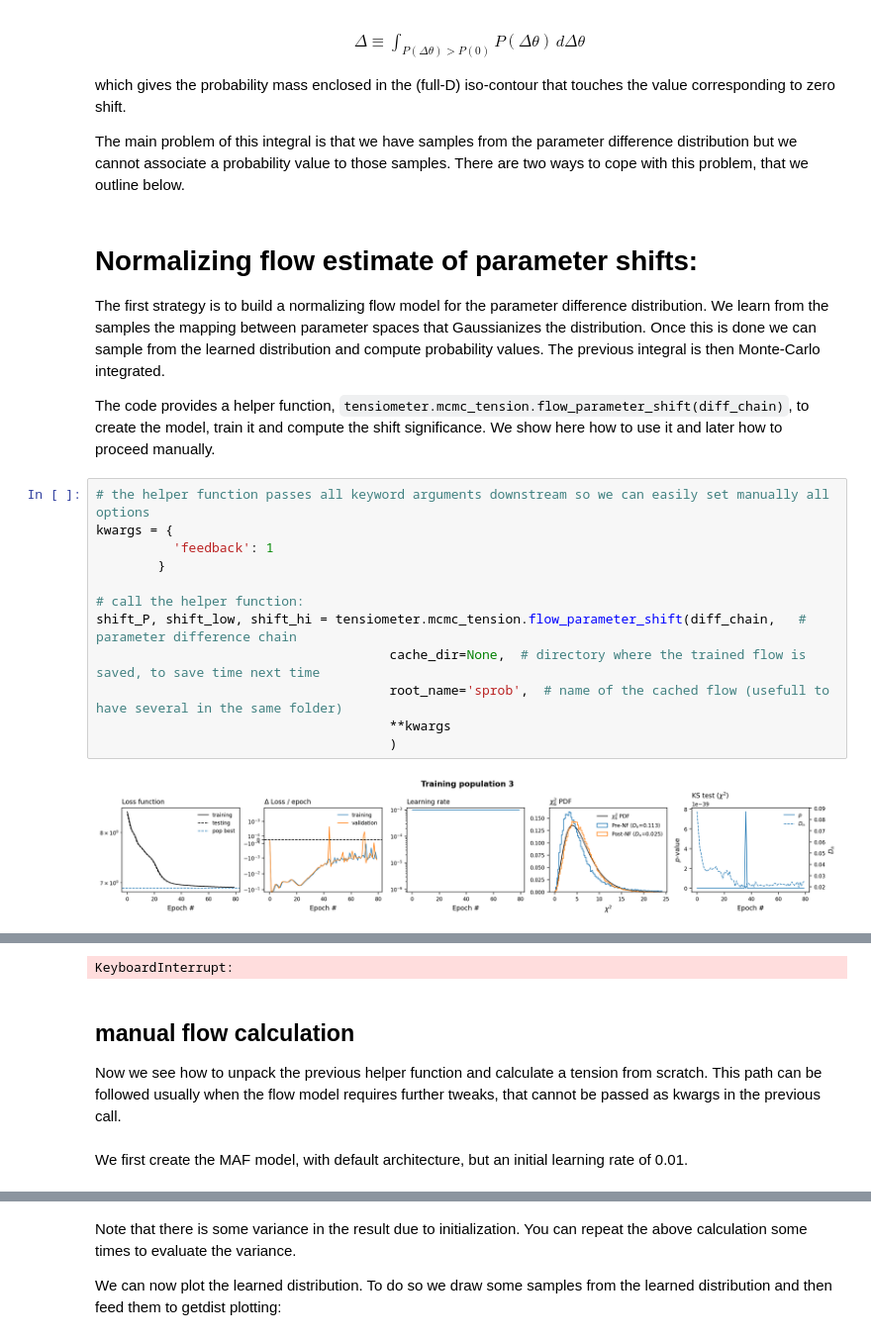
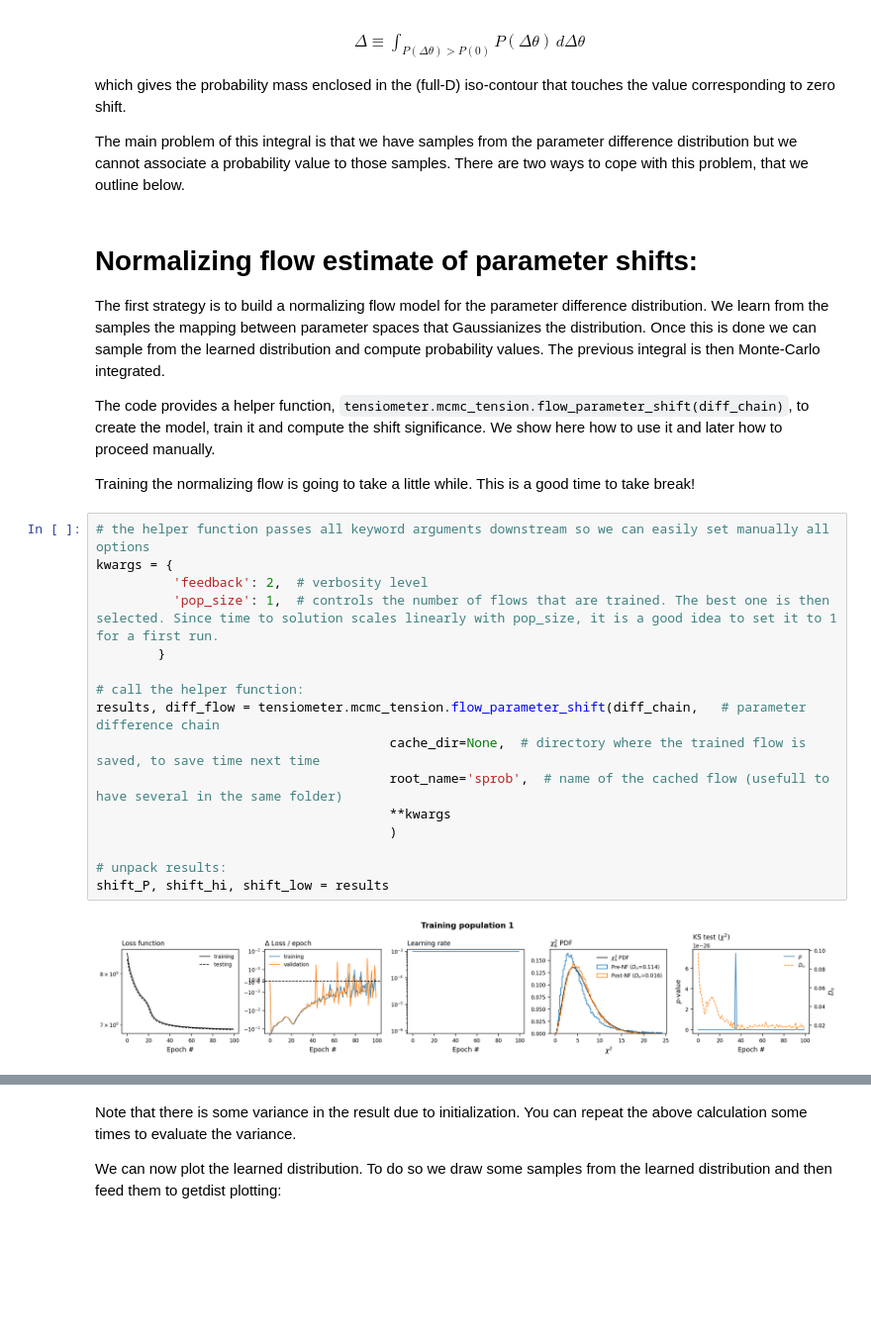
Before and after one commit to mraveri/tensiometer, a Jupyter notebook: docs/example_notebooks/non_gaussian_tension.ipynb, the cells around one changed output, grey strips where cells are left out. Shown at 99% size. Drawn from its saved outputs; the diff is of its cells as text; blank space fills up the shorter version.

```diff
--- a/docs/example_notebooks/non_gaussian_tension.ipynb
+++ b/docs/example_notebooks/non_gaussian_tension.ipynb
@@ -86,17 +79,23 @@ The first strategy is to build a normalizing flow model for the parameter differ
 We learn from the samples the mapping between parameter spaces that Gaussianizes the distribution. Once this is done we can sample from the learned distribution and compute probability values. The previous integral is then Monte-Carlo integrated.
 
 The code provides a helper function, `tensiometer.mcmc_tension.flow_parameter_shift(diff_chain)`, to create the model, train it and compute the shift significance. We show here how to use it and later how to proceed manually.
+
+Training the normalizing flow is going to take a little while. This is a good time to take break!
 # %%
 # the helper function passes all keyword arguments downstream so we can easily set manually all options
 kwargs = {
-          'feedback': 1
+          'feedback': 2,  # verbosity level
+          'pop_size': 1,  # controls the number of flows that are trained. The best one is then selected. Since time to solution scales linearly with pop_size, it is a good idea to set it to 1 for a first run.
         }
 
 # call the helper function:
-shift_P, shift_low, shift_hi = tensiometer.mcmc_tension.flow_parameter_shift(diff_chain,   # parameter difference chain
+results, diff_flow = tensiometer.mcmc_tension.flow_parameter_shift(diff_chain,   # parameter difference chain
                                       cache_dir=None,  # directory where the trained flow is saved, to save time next time
                                       root_name='sprob',  # name of the cached flow (usefull to have several in the same folder)
                                       **kwargs
                                       )
+
+# unpack results:
+shift_P, shift_hi, shift_low = results
 # %% [output]
-[figure, old version]
+[figure, new version]
@@ -107,8 +107,0 @@ Epoch 82/100
-KeyboardInterrupt:
-# %% [markdown]
-## manual flow calculation
-
-Now we see how to unpack the previous helper function and calculate a tension from scratch.
-This path can be followed usually when the flow model requires further tweaks, that cannot be passed as kwargs in the previous call.
-# %% [markdown]
-We first create the MAF model, with default architecture, but an initial learning rate of 0.01.
```
Also changed, not shown: parts of 21 cells of this notebook, 6 other files.
